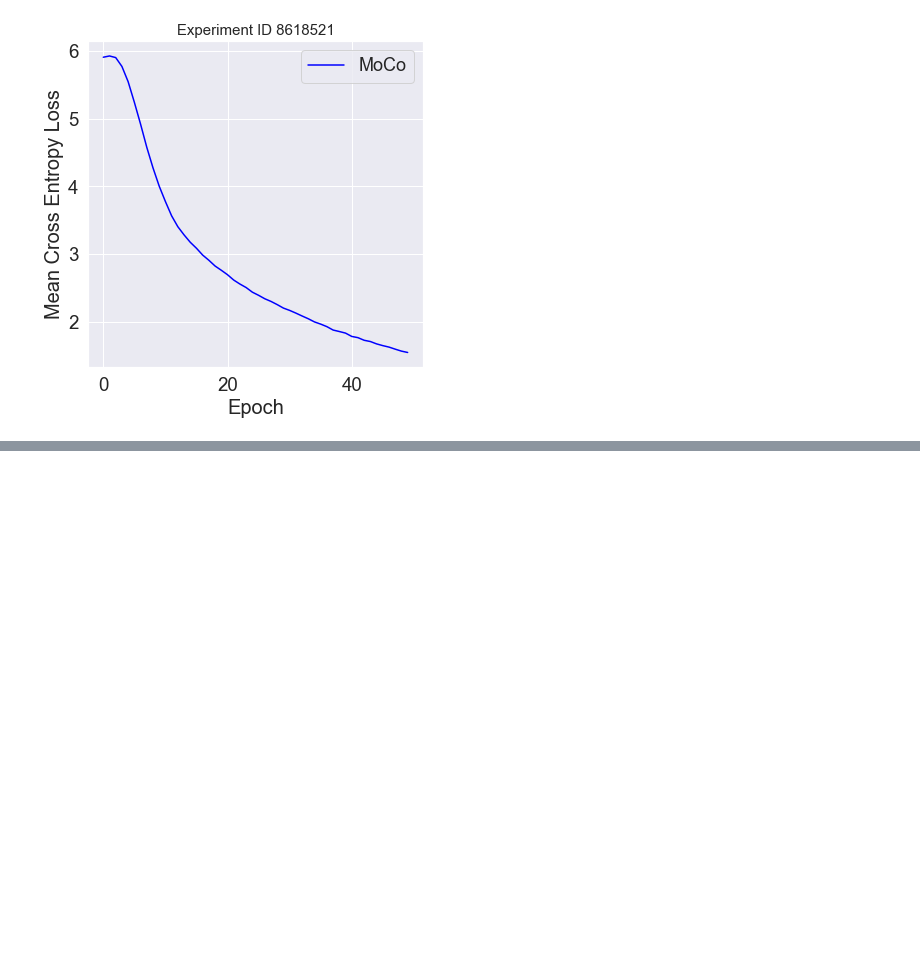
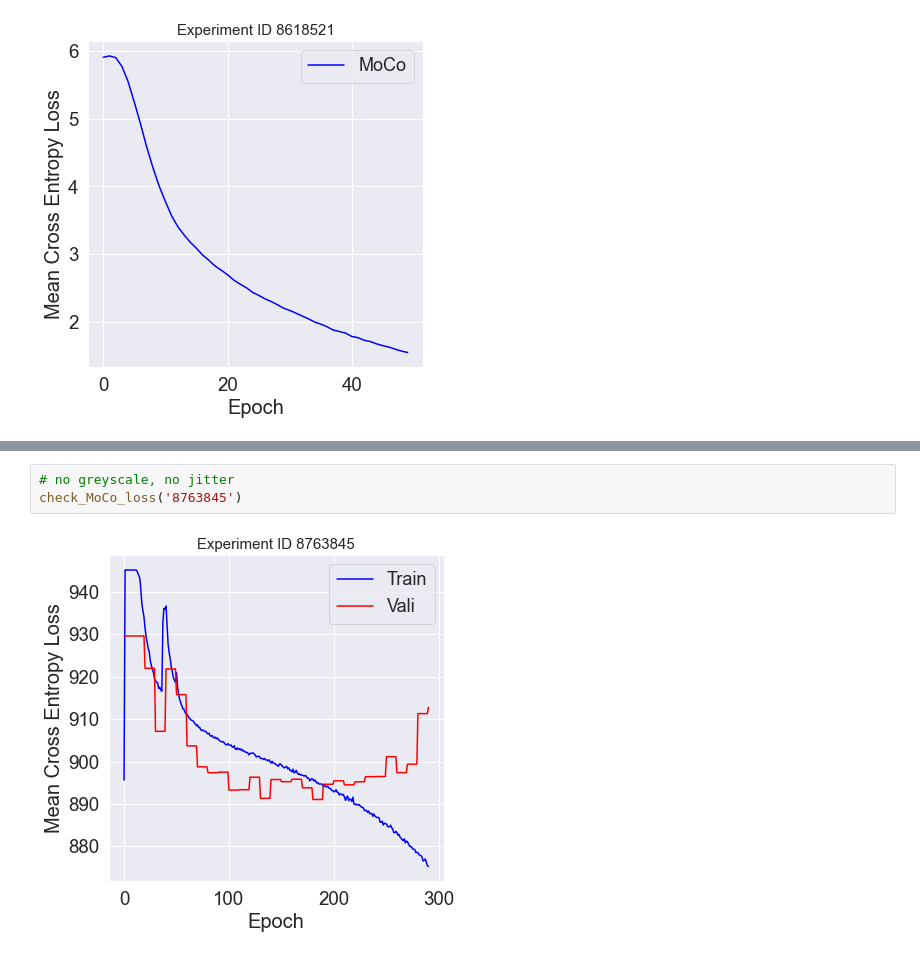
Before and after one commit to lin-bo/AutoLTS, a Jupyter notebook: visualization/res_visual.ipynb, the cells around one changed output, grey strips where cells are left out. Drawn from its saved outputs; the diff is of its cells as text; blank space fills up the shorter version.

```diff
--- a/visualization/res_visual.ipynb
+++ b/visualization/res_visual.ipynb
@@ -119,0 +131,5 @@ IndexError: too many indices for array: array is 1-dimensional, but 2 were index
+# %%
+# no greyscale, no jitter
+check_MoCo_loss('8763845')
+# %% [output]
+[figure, added]
```
Also changed, not shown: parts of 7 cells of this notebook, 5 other files.
